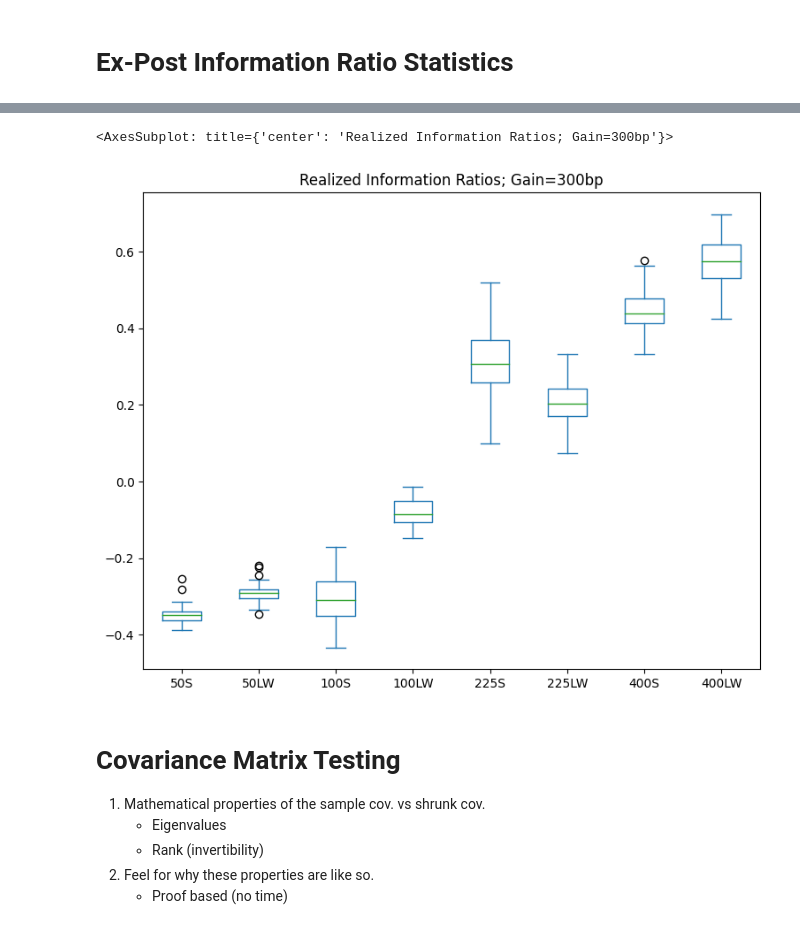
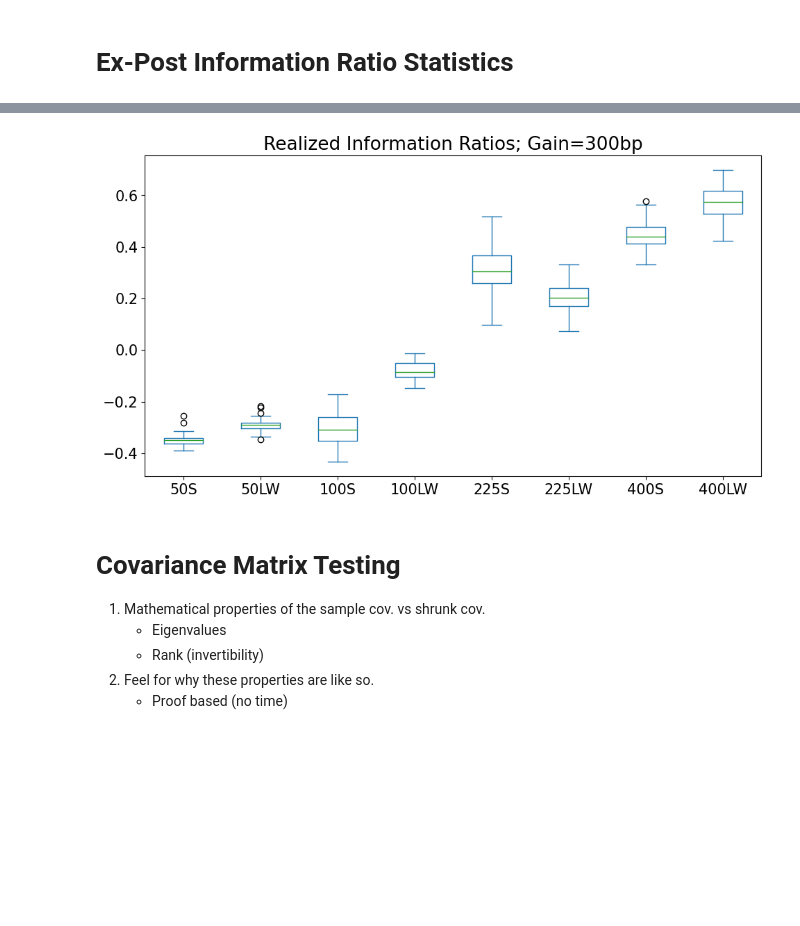
Before and after one commit to ryanczm/Honey-I-Shrunk-the-Covariance-Matrix, a Jupyter notebook: honey.ipynb, the cells around one changed output, grey strips where cells are left out. Cells and saved outputs as stored; diff of their text form; code cells hidden in the pictures; blank space fills up the shorter version.

```diff
--- a/honey.ipynb
+++ b/honey.ipynb
@@ -45,6 +45,8 @@ from sklearn.covariance import LedoitWolf
 import cvxpy as cp
 from matplotlib import pyplot as plt
 from numpy import linalg as LA
+import matplotlib
+matplotlib.rcParams.update(matplotlib.rcParamsDefault)
 # %% [markdown]
 ## Scrape 2023 S&P Weights
 # %%
@@ -217,12 +201,18 @@ ir_df = pd.concat([ir_lw, ir_sample],axis=1).reindex(['50S', '50LW', '100S', '10
 # %%
 ir_df = ir_df * np.sqrt(12)
 # %%
-fig, ax = plt.subplots(1,1,figsize=(9,7))
+fig, ax = plt.subplots(1,1,figsize=(6*1.91,6))
 
-ir_df.plot(kind='box', ax=ax, title='Realized Information Ratios; Gain=300bp', showcaps=True, showfliers=True)
+ir_df.plot(kind='box', ax=ax, showcaps=True, showfliers=True)
+ax.set_title( label='Realized Information Ratios; Gain=300bp', fontsize=19)
+plt.xticks(fontsize=15)
+plt.yticks(fontsize=15)
+# ax.set_aspect(1.91)
+# plt.xlabel('N', fontsize=17)
+# plt.ylabel('IR', fontsize=17)
+plt.show()
 # %% [output]
-<AxesSubplot: title={'center': 'Realized Information Ratios; Gain=300bp'}>
-[figure, old version]
+[figure, new version]
 # %% [markdown]
 # Covariance Matrix Testing
 
```
Also changed, not shown: parts of 7 cells of this notebook, 1 other file.
